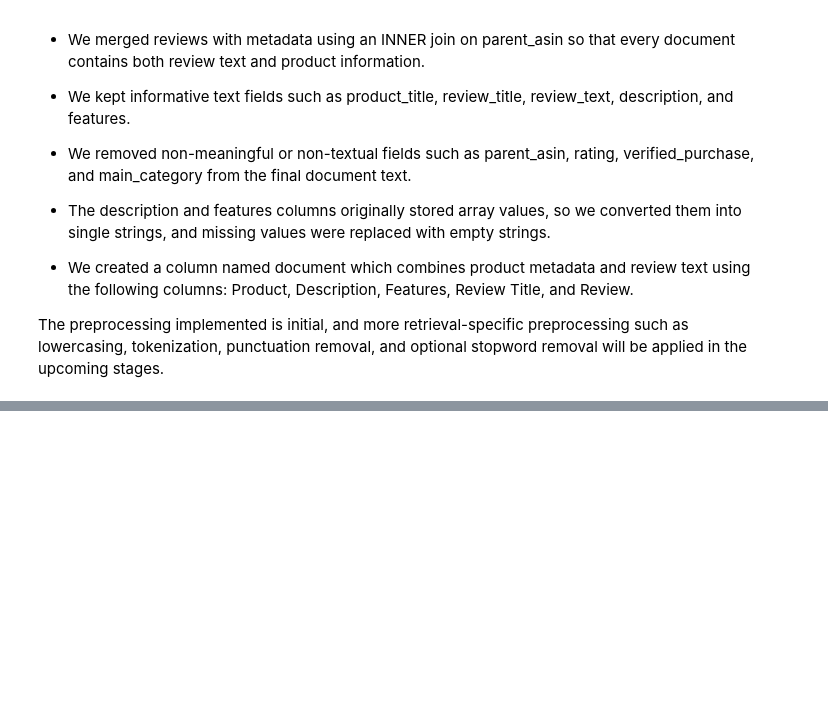
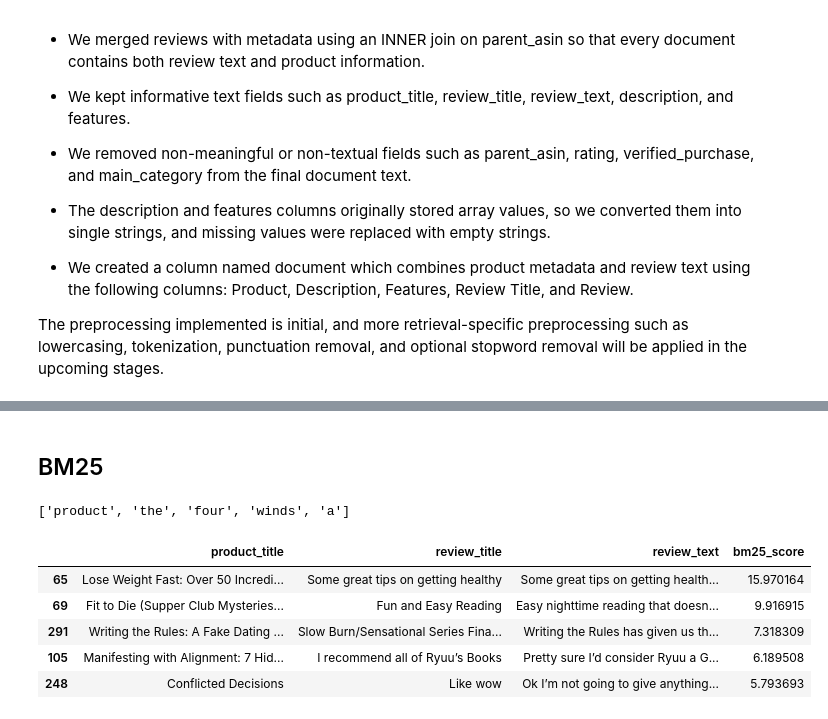
Before and after one commit to UBC-MDS/DSCI_575_project_artazyan_eduard08, a Jupyter notebook: notebooks/milestone1_exploration.ipynb, the cells around one changed output, grey strips where cells are left out. Cells and saved outputs as stored; diff of their text form; code cells hidden in the pictures; blank space fills up the shorter version.

```diff
--- a/notebooks/milestone1_exploration.ipynb
+++ b/notebooks/milestone1_exploration.ipynb
@@ -257,0 +291,58 @@ The preprocessing implemented is initial, and more retrieval-specific preprocess
+# %% [markdown]
+## BM25
+# %%
+
+# Function for lowercase, remove punctuation and whitespace tokenization.
+
+def tokenize(text):
+    text = text.lower()
+    text = re.sub(r"[^\w\s]", " ", text)
+    return text.split()
+# %%
+# Create the corpus and tokenize it in preparation for BM25
+corpus = merged_df["document"].tolist()
+
+tokenized_corpus = []
+
+for document in corpus:
+
+    tokens = tokenize(document)
+    tokenized_corpus.append(tokens)
+# %%
+tokenized_corpus[1][:5]
+# %% [output]
+['product', 'the', 'four', 'winds', 'a']
+# %%
+def bm25_search(query, bm25, df, top_k=5):
+
+    tokenized_query = tokenize( query)
+
+    scores = bm25.get_scores( tokenized_query)
+
+    sorted_indices = np.argsort(scores)
+    top_indices = sorted_indices[-top_k:]
+    top_indices = top_indices[::-1]
+
+    results = df.iloc[top_indices].copy()
+
+    results["bm25_score"] = scores[top_indices]
+
+    return results[[
+        "product_title",
+        "review_title",
+        "review_text",
+        "bm25_score"
+    ]]
+# %%
+bm25_model = BM25Okapi(tokenized_corpus)
+
+query = "weight loss book"
+bm25_results = bm25_search(query, bm25_model, merged_df, top_k=5)
+bm25_results
+# %% [output]
+|  | product_title | review_title | review_text | bm25_score |
+| 65 | Lose Weight Fast: Over 50 Incredi... | Some great tips on getting healthy | Some great tips on getting health... | 15.970164 |
+| 69 | Fit to Die (Supper Club Mysteries... | Fun and Easy Reading | Easy nighttime reading that doesn... | 9.916915 |
+| 291 | Writing the Rules: A Fake Dating ... | Slow Burn/Sensational Series Fina... | Writing the Rules has given us th... | 7.318309 |
+| 105 | Manifesting with Alignment: 7 Hid... | I recommend all of Ryuu’s Books | Pretty sure I’d consider Ryuu a G... | 6.189508 |
+| 248 | Conflicted Decisions | Like wow | Ok I’m not going to give anything... | 5.793693 |
```
Also changed, not shown: parts of 5 cells of this notebook.
